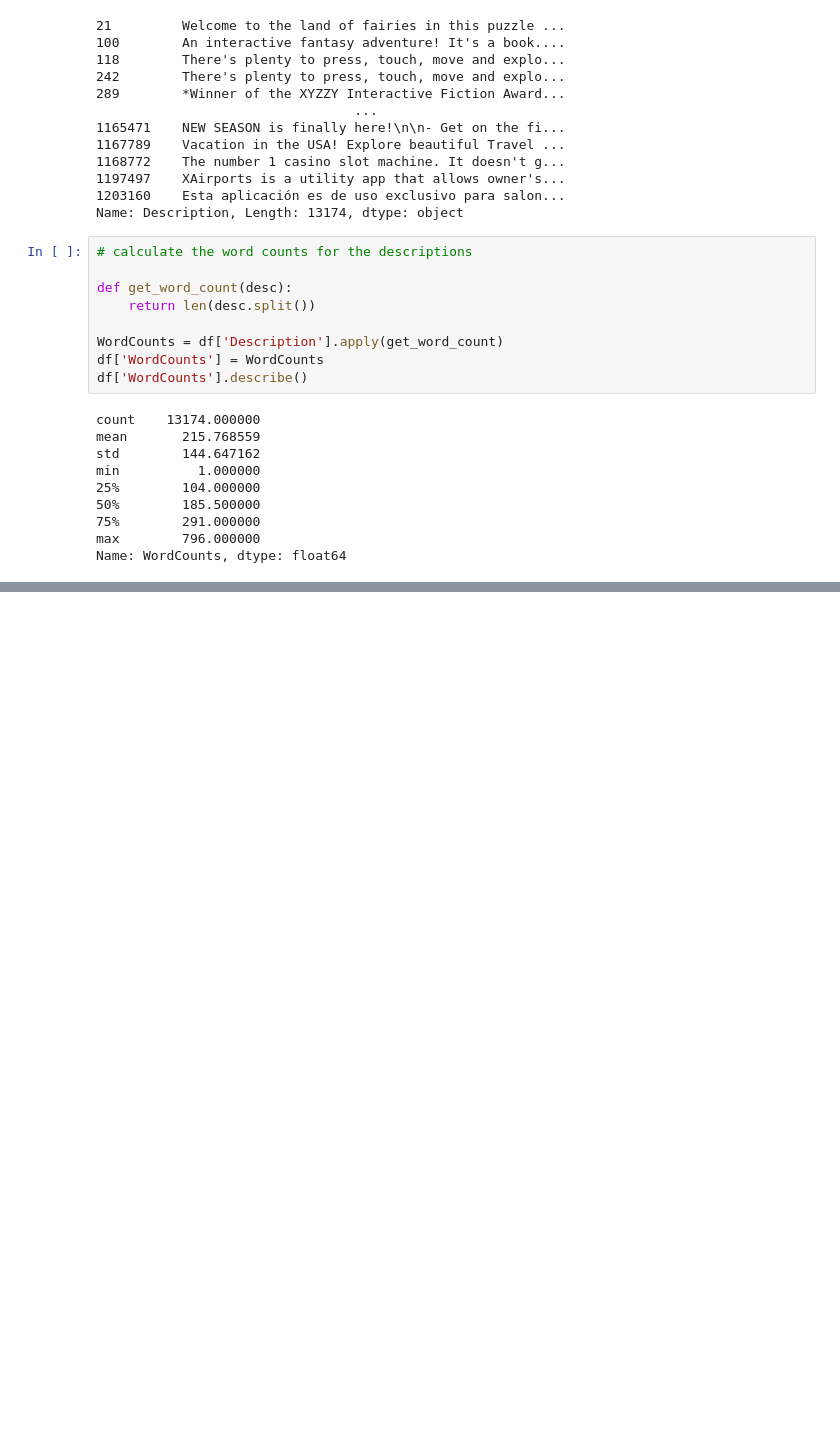
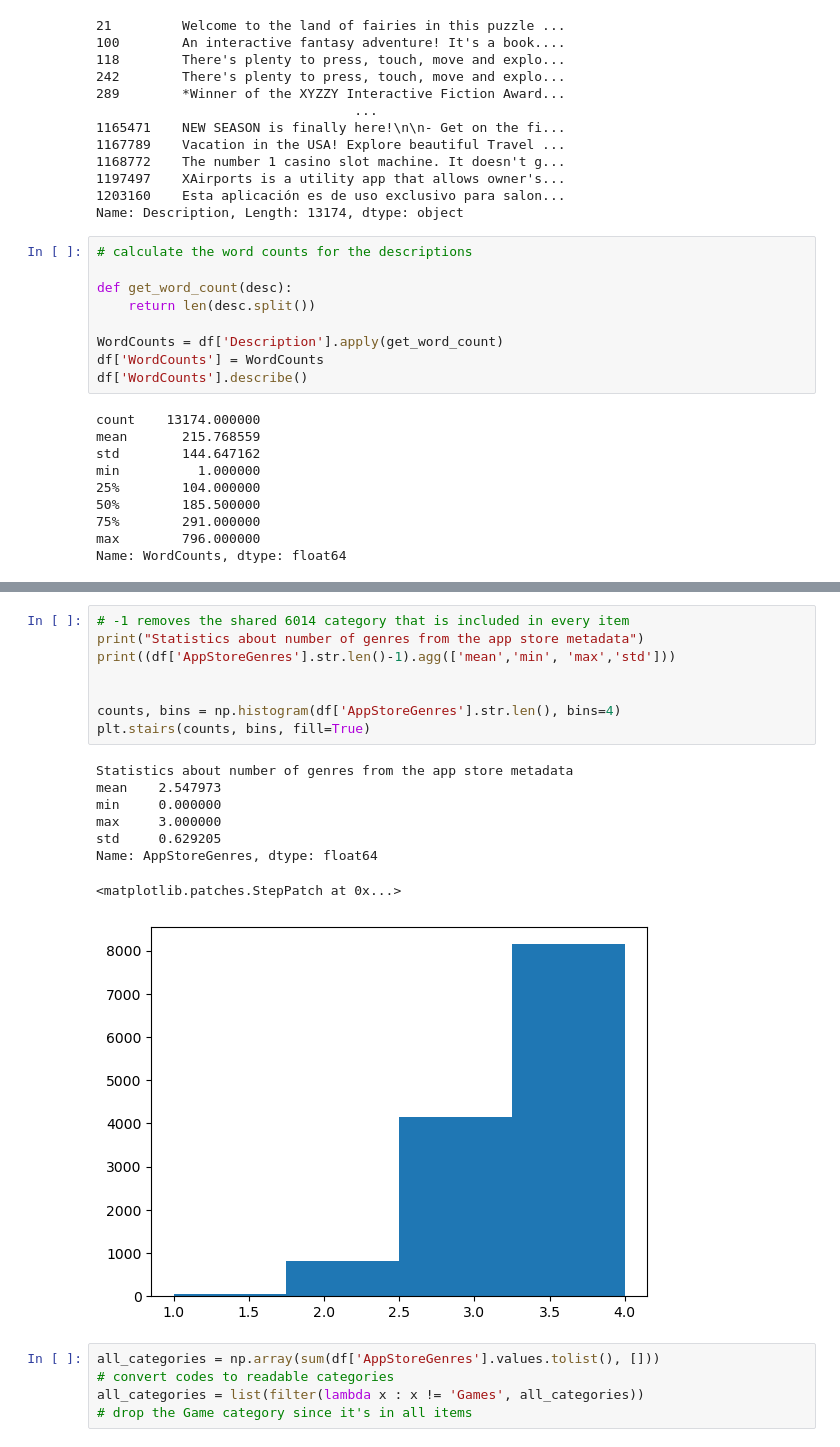
Before and after one commit to tsido/lda-thesis, a Jupyter notebook: data/generate_game_descriptions.ipynb, the cells around one changed output, grey strips where cells are left out. Drawn from its saved outputs; the diff is of its cells as text; blank space fills up the shorter version.

Commit message:
Add plot of genre labels in App store metadata

```diff
--- a/data/generate_game_descriptions.ipynb
+++ b/data/generate_game_descriptions.ipynb
@@ -213,0 +272,22 @@ array([ 23,  74, 137, 187, 232, 255, 284, 336, 339, 357, 378, 368, 369,
+# %%
+# -1 removes the shared 6014 category that is included in every item
+print("Statistics about number of genres from the app store metadata")
+print((df['AppStoreGenres'].str.len()-1).agg(['mean','min', 'max','std']))
+
+
+counts, bins = np.histogram(df['AppStoreGenres'].str.len(), bins=4)
+plt.stairs(counts, bins, fill=True)
+# %% [output]
+Statistics about number of genres from the app store metadata
+mean    2.547973
+min     0.000000
+max     3.000000
+std     0.629205
+Name: AppStoreGenres, dtype: float64
+<matplotlib.patches.StepPatch at 0x...>
+[figure, added]
+# %%
+all_categories = np.array(sum(df['AppStoreGenres'].values.tolist(), []))
+# convert codes to readable categories
+all_categories = list(filter(lambda x : x != 'Games', all_categories))
+# drop the Game category since it's in all items
```
Also changed, not shown: parts of 8 cells of this notebook.
